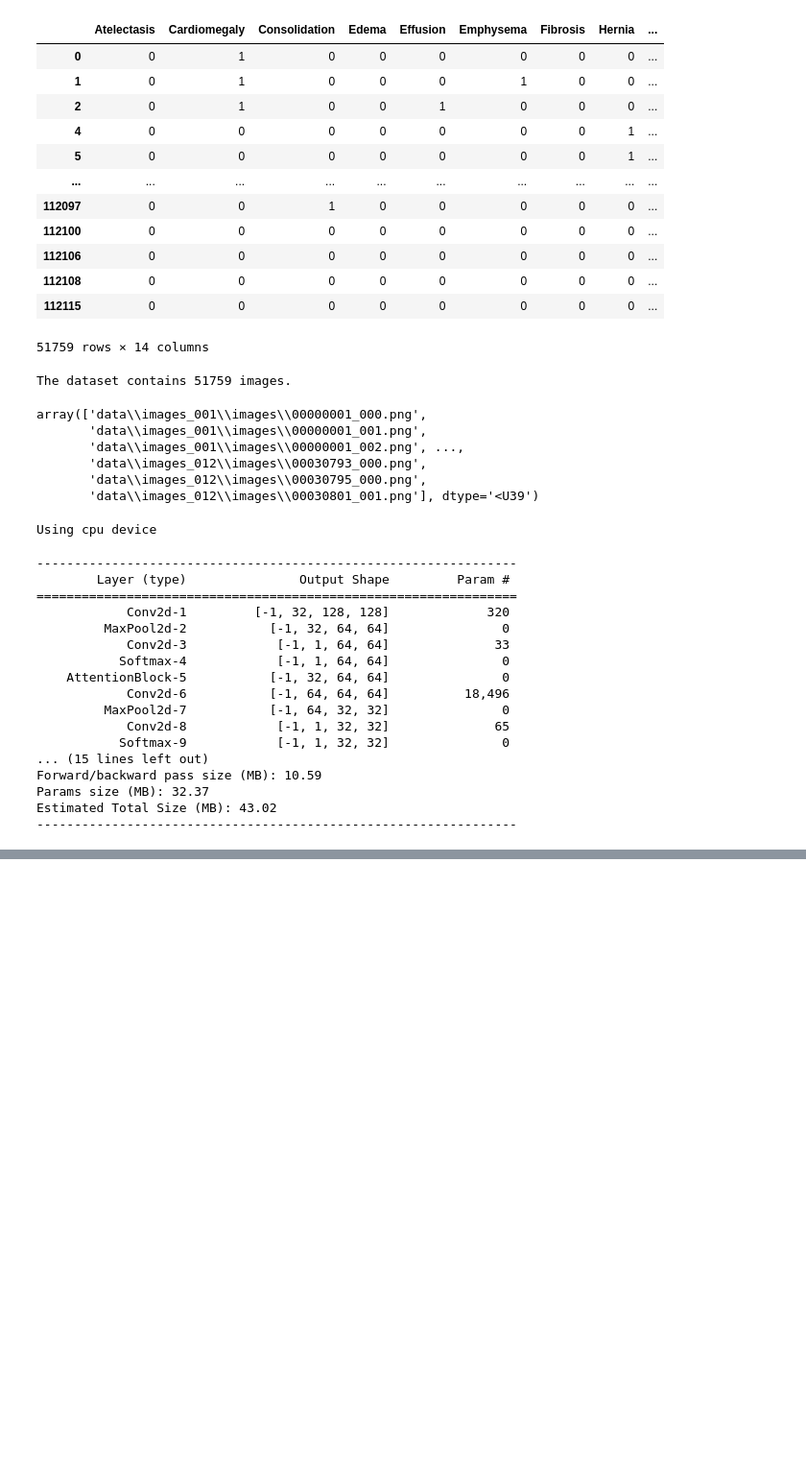
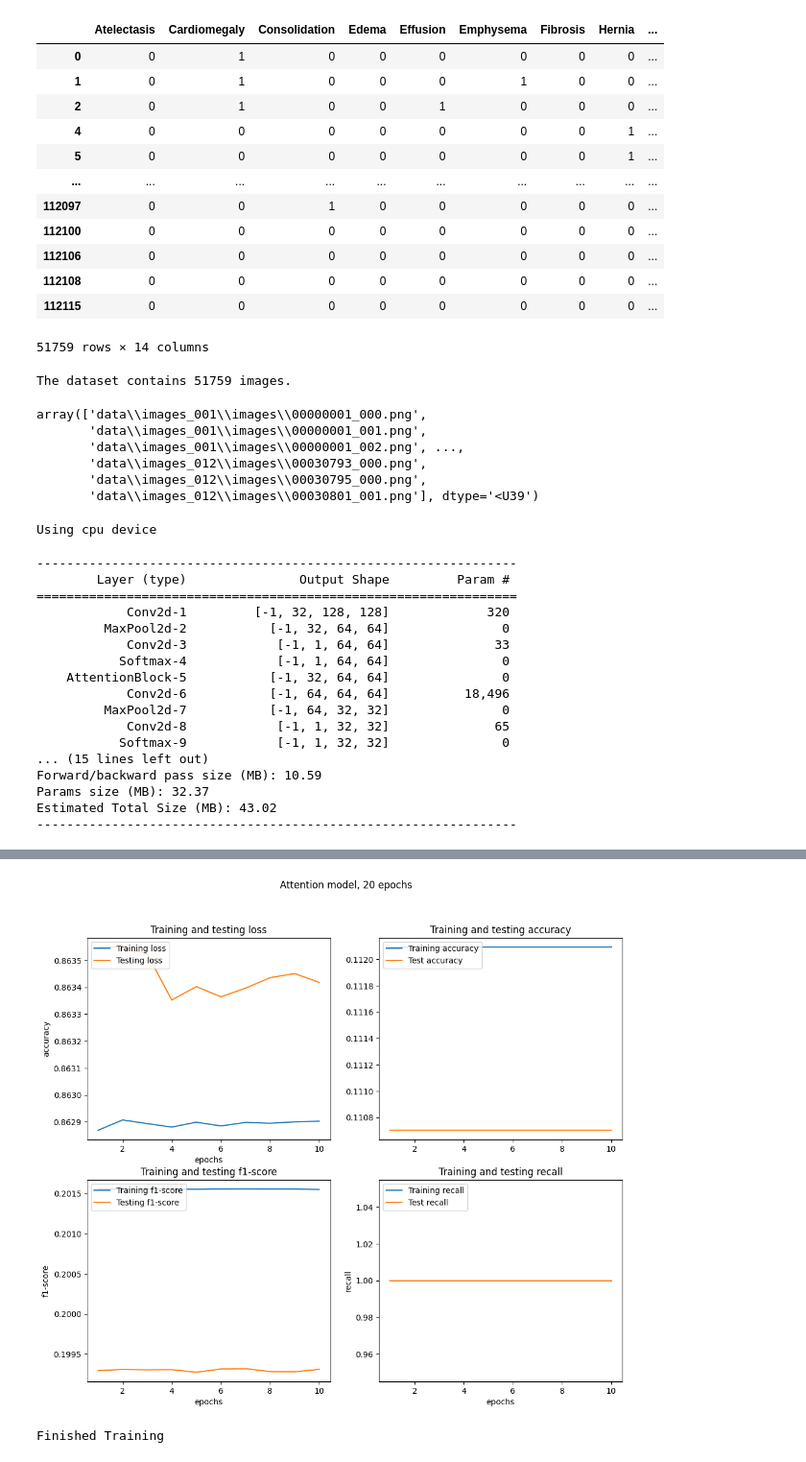
Before and after one commit to maxellende/multilabel_classification_chest_xrays, a Jupyter notebook: attention_cnn_model.ipynb, the cells around one changed output, grey strips where cells are left out. Shown at 96% size. Saved outputs shown, nothing was run; the diff lists cells and outputs as text; code cells hidden in the pictures; blank space fills up the shorter version.

```diff
--- a/attention_cnn_model.ipynb
+++ b/attention_cnn_model.ipynb
@@ -165,11 +167,12 @@ Estimated Total Size (MB): 43.02
 import torch.optim as optim
 torch.manual_seed(RANDOM_SEED)
 
-criterion = nn.BCELoss()
+criterion = nn.BCEWithLogitsLoss()
 optimizer = optim.SGD(model.parameters(), lr=LEARNING_RATE, momentum=0.9)
 accuracy = torchmetrics.Accuracy(task="multilabel", num_labels=N_CLASSES)
 f1_score = torchmetrics.F1Score(task="multilabel", num_labels=N_CLASSES)
 recall = torchmetrics.Recall(task="multilabel", num_labels=N_CLASSES)
+precision = torchmetrics.Precision(task = 'multilabel', num_labels=N_CLASSES, average='weighted')
 # %%
 trainloader = torch.utils.data.DataLoader(list(zip(images_names_train, labels_train.to_numpy())) , batch_size=BATCH_SIZE,
                                           shuffle=True, num_workers=2)
@@ -185,16 +188,19 @@ testloader = torch.utils.data.DataLoader(list(zip(images_names_test, labels_test
 # %%
 # inputs
 # %%
-def train(model, trainloader, testloader, start = 0) :
+def train(model, trainloader, testloader, start = 0, stop = N_EPOCHS) :
 
     train_loss = []
     train_accuracy = []
     train_recall = []
     train_f1 = []
+    train_precision = []
     test_loss = []
     test_accuracy = []
     test_recall = []
     test_f1 = []
+    test_precision = []
+
 
     for epoch in range(start, start + N_EPOCHS):  # loop over the dataset multiple times
 
@@ -203,6 +209,7 @@ def train(model, trainloader, testloader, start = 0) :
         running_accuracy = 0.0
         running_recall = 0.0
         running_f1 = 0.0
+        running_precision = 0.0
 
         with tqdm(trainloader, unit='batch', total = len(trainloader)) as tepoch :
             for X_batch, y_batch in tepoch:
@@ -228,14 +235,17 @@ def train(model, trainloader, testloader, start = 0) :
                 # get statistics
                 l = loss.item()
                 running_loss += l  * len(labels)
+                outputs = torch.sigmoid(outputs)
                 acc = accuracy(outputs, labels).item()
                 running_accuracy += acc * len(labels)
                 rc = recall(outputs, labels).item()
                 running_recall += rc * len(labels)
                 f1 = f1_score(outputs, labels).item()
                 running_f1 += f1 *len(labels)
+                pr = precision(outputs, labels).item()
+                running_precision += pr * len(labels)
 
-                tepoch.set_postfix(loss = l, accuracy = acc, f1 = f1, rc = rc)
+                tepoch.set_postfix(loss = l, accuracy = acc, f1 = f1, recall = rc, precision = pr)
                 time.sleep(1.0)
 
 
@@ -255,13 +265,20 @@ def train(model, trainloader, testloader, start = 0) :
         train_accuracy.append(running_accuracy/len(labels_train))
         train_recall.append(running_recall/len(labels_train))
         train_f1.append(running_f1/len(labels_train))
+        train_precision.append(running_precision/len(labels_train))
 
         test_results = test(model, criterion, testloader)
         test_loss.append(test_results['loss'])
         test_accuracy.append(test_results['accuracy'])
         test_recall.append(test_results['recall'])
         test_f1.append(test_results['f1'])
+        test_precision.append(test_results['precision'])
 
+        tepoch.set_postfix(loss = running_loss/len(labels_train),
+                            accuracy = running_accuracy/len(labels_train),
+                            f1 = running_f1/len(labels_train),
+                            recall = running_recall/len(labels_train),
+                            precision = running_precision/len(labels_train))
 
 
     print('Finished Training')
@@ -274,8 +291,10 @@ def train(model, trainloader, testloader, start = 0) :
             'test accuracy' : test_accuracy,
             'training recall' : train_recall,
             'training f1' : train_f1,
+            'training precision' : train_precision,
             'test recall' : test_recall,
             'test f1' : test_f1,
+            'test precision' : test_precision
     }
 # %%
 def test(model, criterion, testloader) :
@@ -379,6 +428,33 @@ plot_stats('Attention model, 10 epochs', train_loss, train_accuracy, train_f1, t
 # %%
-start = 10
+start = 30
+stop = 40
 model_ = CNNWithAttention().to(device)
 path = f"saved_models/att_model_{start}epochs.pkl"
 model_.load_state_dict(torch.load(path))
-results = train(model_, trainloader, testloader, start)
+results = train(model_, trainloader, testloader, start, stop)
+# %%
+train_loss = results['training loss']
+train_accuracy = results['training accuracy']
+test_loss = results['test loss']
+test_accuracy = results['test accuracy']
+train_recall = results['training recall']
+test_recall = results['test recall']
+train_f1 = results['training f1']
+train_recall = results['training recall']
+test_f1 = results['test f1']
+test_recall = results['test recall']
+train_precision = results['training precision']
+test_precision = results['test precision']
+# %%
+plot_stats('Attention model, 20 epochs', train_loss, train_accuracy, train_f1, train_recall, test_loss, test_accuracy, test_f1, test_recall)
+# %% [output]
+[figure, added]
+# %%
+start = 20
+stop = 30
+model_ = CNNWithAttention().to(device)
+path = f"saved_models/att_model_{start}epochs.pkl"
+model_.load_state_dict(torch.load(path))
+results = train(model_, trainloader, testloader, start, stop)
+# %% [output]
+Finished Training
```
Also changed, not shown: parts of 17 cells of this notebook, 56 other files.
